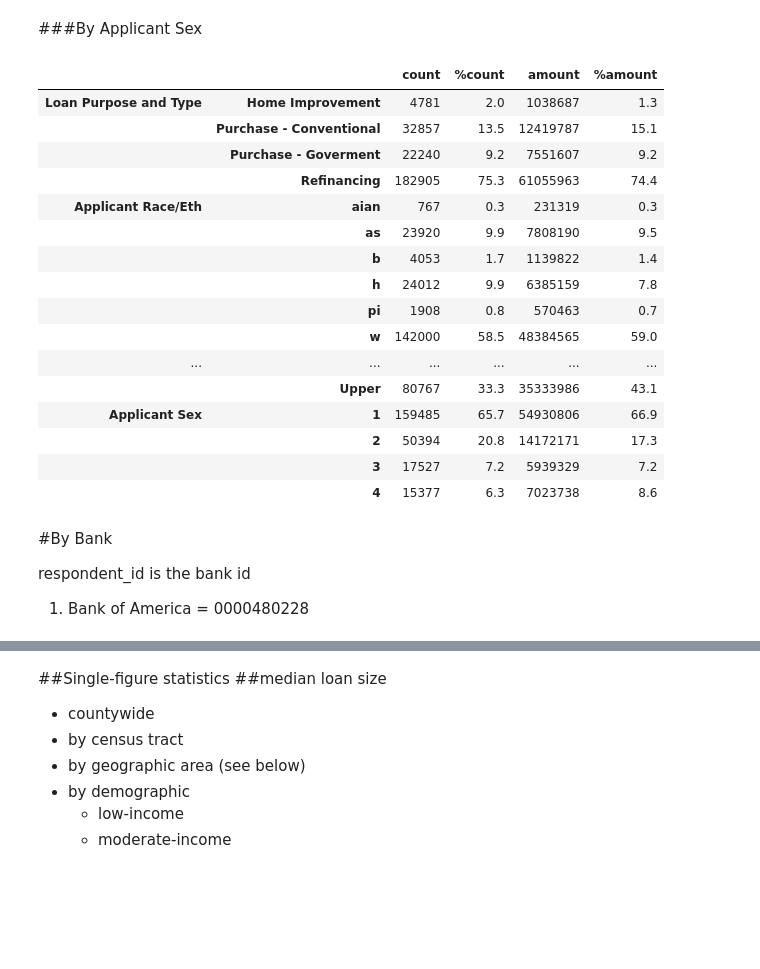
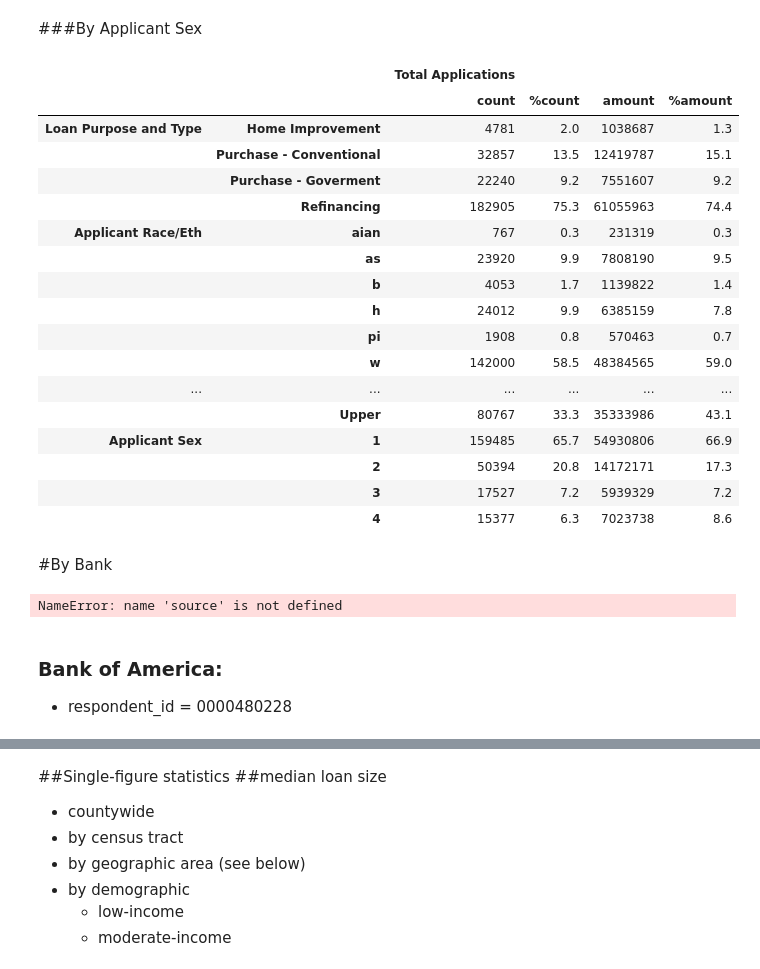
Before and after one commit to CivicKnowledge/San-Diego-Housing, a Jupyter notebook: gonzalo/report-g.ipynb, the cells around one changed output, grey strips where cells are left out. Cells and saved outputs as stored; diff of their text form; code cells hidden in the pictures; blank space fills up the shorter version.

Commit message:
total&boa

```diff
--- a/gonzalo/report-g.ipynb
+++ b/gonzalo/report-g.ipynb
@@ -108,11 +108,15 @@ sex = sex [['count','%count','amount','%amount']]
 # %%
 frames = [loanpt, race_eth,income,sex]
 totalapp = pd.concat(frames, keys=['Loan Purpose and Type',
                                    'Applicant Race/Eth',
                                    'Applicant Income',
                                    'Applicant Sex'])
 totalapp
+pieces = [totalapp.ix[:, ["count","%count","amount","%amount",]]]
+totalapp = pd.concat(pieces, axis=1, keys=['Total Applications'])
+totalapp
 # %% [output]
+|  |  | Total Applications |  |  |  |
 |  |  | count | %count | amount | %amount |
 | Loan Purpose and Type | Home Improvement | 4781 | 2.0 | 1038687 | 1.3 |
 |  | Purchase - Conventional | 32857 | 13.5 | 12419787 | 15.1 |
@@ -130,10 +134,16 @@ totalapp
 |  | 2 | 50394 | 20.8 | 14172171 | 17.3 |
 |  | 3 | 17527 | 7.2 | 5939329 | 7.2 |
 |  | 4 | 15377 | 6.3 | 7023738 | 8.6 |
+# %% [markdown]
+#By Bank
+# %%
+ts = l.get('ffiec.gov-hmda-2010e-ts').partition.pandas
+ts_name = ts[['respondent_id','respondent_name']]
+x = source[['id','respondent_id', 'loan_type']].merge(ts_name, on='respondent_id')
+x[x.respondent_name.str.contains('BANK OF AMERICA')][['respondent_id','respondent_name']].drop_duplicates()
+# %% [output]
+NameError: name 'source' is not defined
 # %% [markdown]
-#By Bank
-
-respondent_id is the bank id
-
-1. Bank of America = 0000480228
+### Bank of America:
+- respondent_id = 0000480228
 # %%
```
Also changed, not shown: parts of 2 cells of this notebook.
